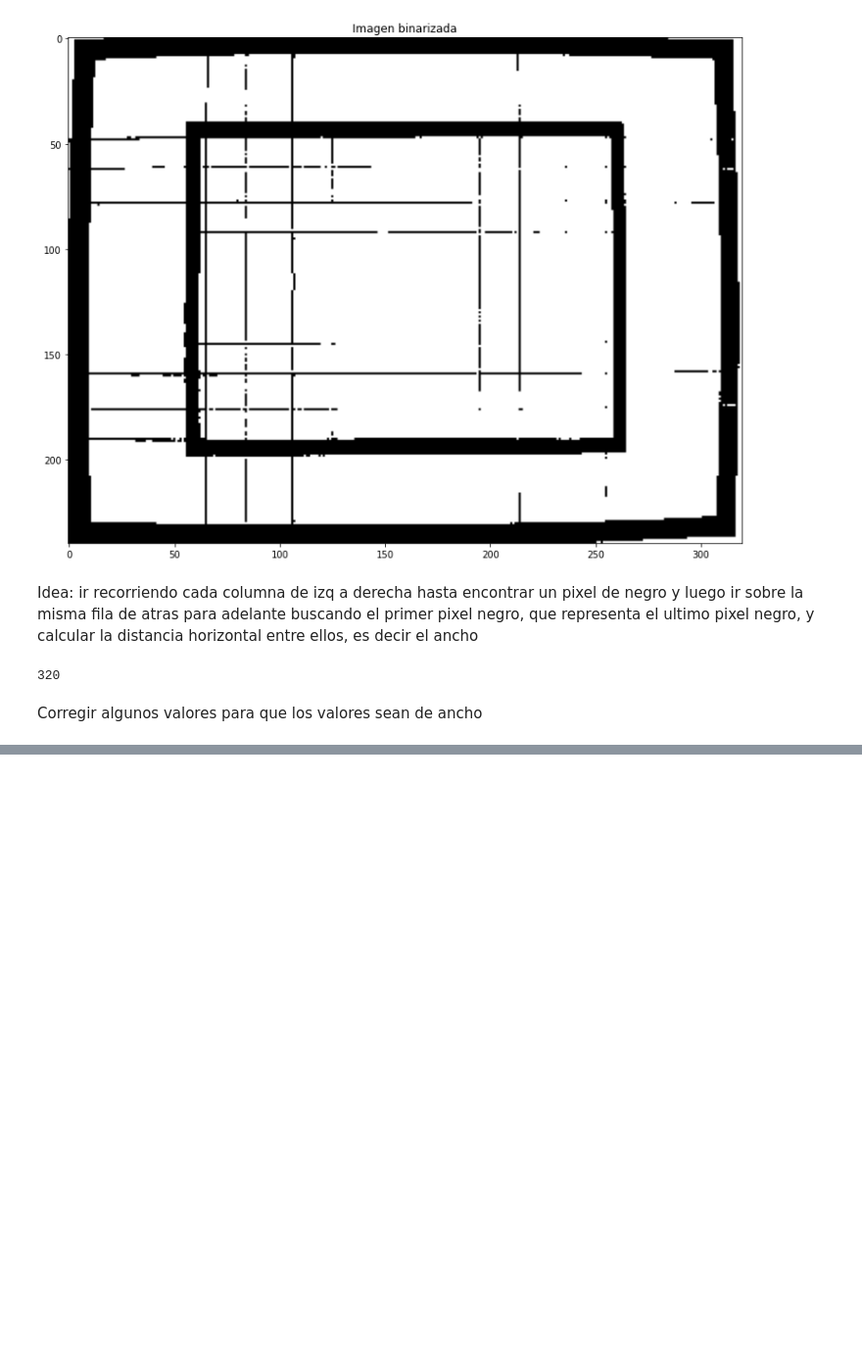
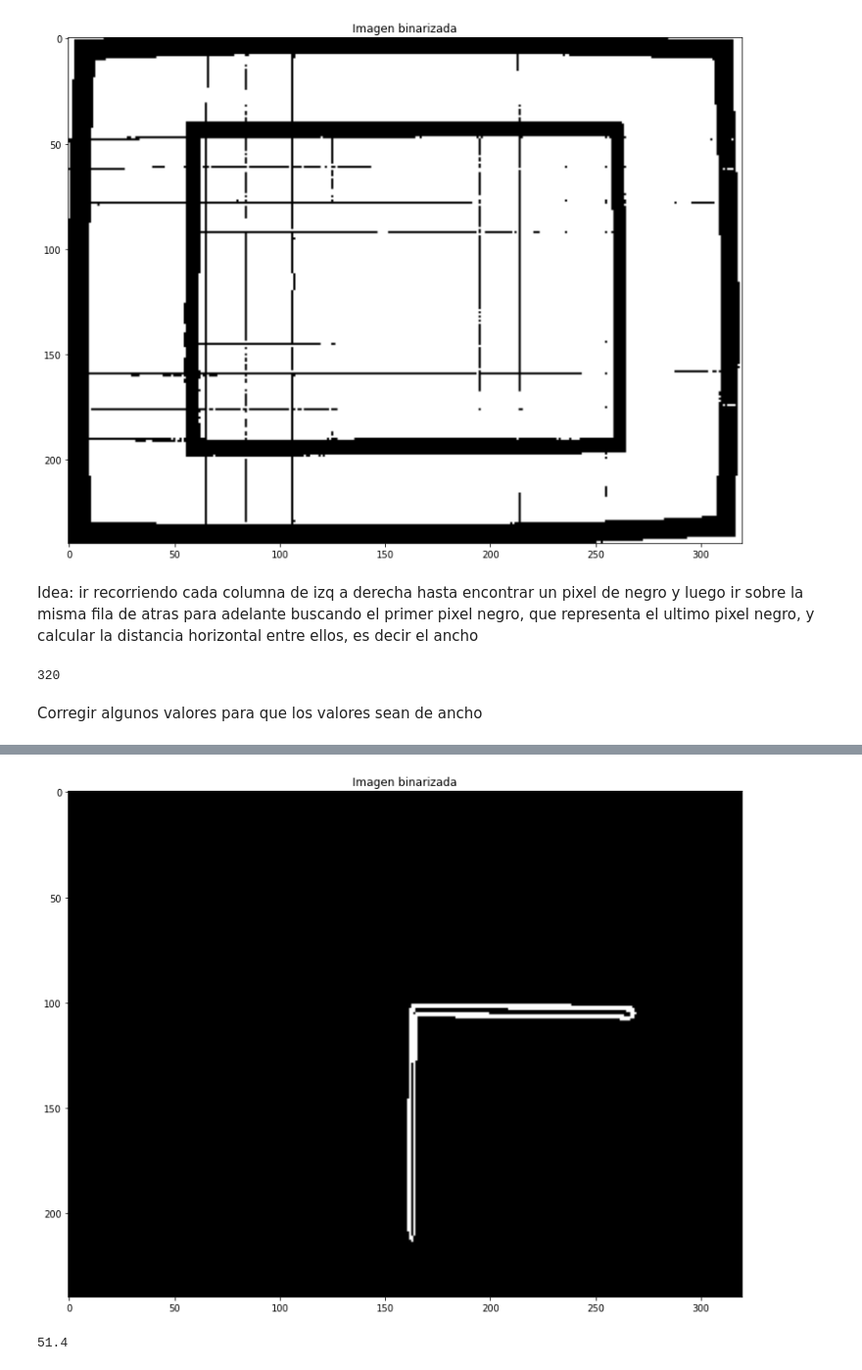
Before and after one commit to ChristopherMoralesA/Tarea-1-Visi-n, a Jupyter notebook: Tarea1.ipynb, the cells around one changed output, grey strips where cells are left out. Shown: that part at 98% size. Saved outputs shown, nothing was run; the diff lists cells and outputs as text; code cells hidden in the pictures; blank space fills up the shorter version.

```diff
--- a/Tarea1.ipynb
+++ b/Tarea1.ipynb
@@ -127,0 +165,13 @@ size_obj(binary_str,108)
+# %%
+ROSA_bin_sob = binarize(sobel(IMG_ROSA))
+plt.figure(figsize=(15,10))
+plt.title("Imagen binarizada")
+plt.imshow(ROSA_bin_sob, cmap='gray')
+plt.show()
+# %% [output]
+[figure, added]
+# %%
+size_ROSA = size_obj(ROSA_bin_sob,119)
+print(size_ROSA)
+# %% [output]
+51.4
```
Also changed, not shown: parts of 11 cells of this notebook, 6 other files.
